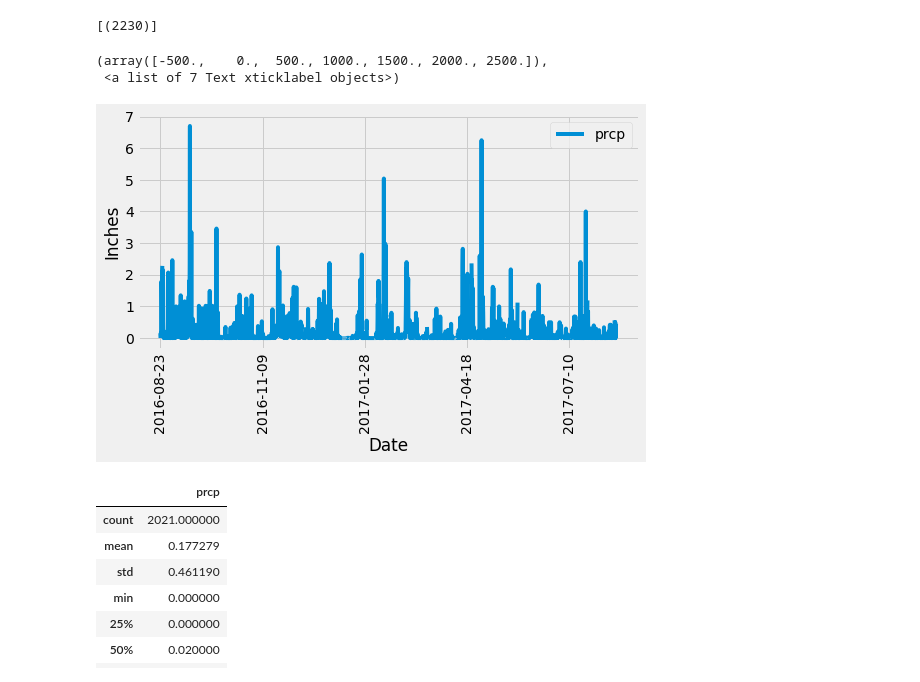
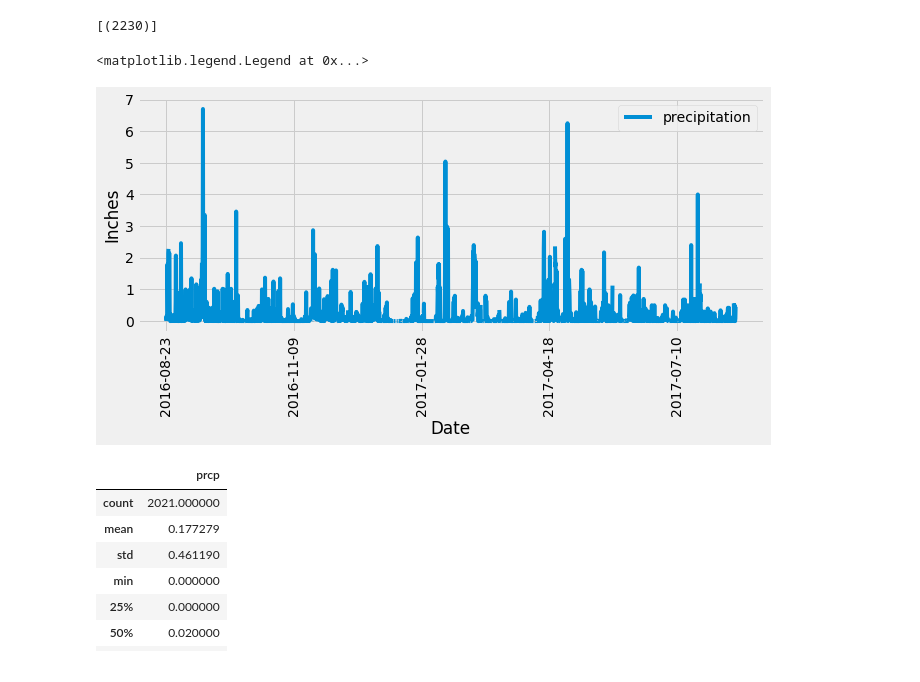
Before and after one commit to abbyabridged/sqlalchemy-challenge, a Jupyter notebook: climate_starter.ipynb, the cells around one changed output. Saved outputs shown, nothing was run; the diff lists cells and outputs as text; code cells hidden in the pictures.

```diff
--- a/climate_starter.ipynb
+++ b/climate_starter.ipynb
@@ -71,38 +71,37 @@ session.query(func.count(Measurement.date)).\
 # %%
 # Design a query to retrieve the last 12 months of precipitation data and plot the results
 
 # Find the last date of precipitation data
 last_date = session.query(Measurement.date).order_by(Measurement.date.desc()).first()
 last_date
 # last_date = 2017-08-23
 
 # Calculate the date 1 year ago from the last data point in the database
 one_year_ago = dt.date(2017,8,23) - dt.timedelta(days=365)
 one_year_ago
 # one_year_ago = 2016-08-23
 
 # Perform a query to retrieve the data and precipitation scores
 # Find the last 12 months of data based on the last date recorded
 prcp_year = session.query(Measurement.date,Measurement.prcp).\
     filter(Measurement.date >= (dt.date(2017,8,23) - dt.timedelta(days=365))).\
     order_by(Measurement.date.asc()).all()
 
 # Save the query results as a Pandas DataFrame and set the index to the date column
 # Sort the dataframe by date
 prcp_df = pd.DataFrame(prcp_year)
 prcp_df = prcp_df.set_index("date").sort_index(ascending=True)
 prcp_df
 
 # Use Pandas Plotting with Matplotlib to plot the data
-prcp_df.plot(figsize=(8,4))
+prcp_df.plot(figsize=(10,4))
 plt.xlabel("Date")
 plt.ylabel("Inches")
 plt.xticks(rotation=90)
-# plt.legend("precipitation")
+plt.legend(("precipitation",))
 # %% [output]
-(array([-500.,    0.,  500., 1000., 1500., 2000., 2500.]),
- <a list of 7 Text xticklabel objects>)
+<matplotlib.legend.Legend at 0x...>
-[figure, old version]
+[figure, new version]
 # %%
 # Use Pandas to calculate the summary statistics for the precipitation data
 prcp_df.describe()
```
Also changed, not shown: parts of 5 cells of this notebook, 1 other file.
